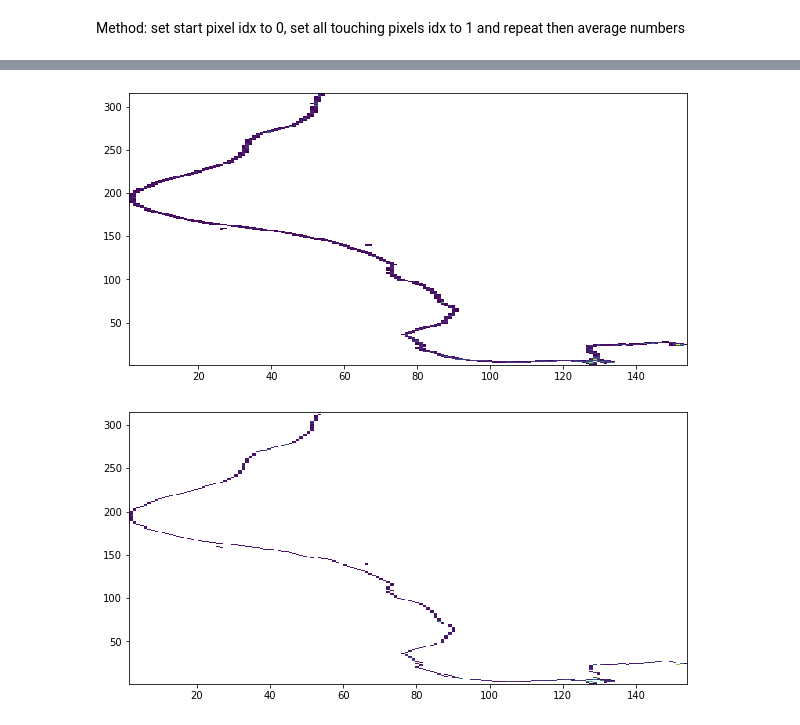
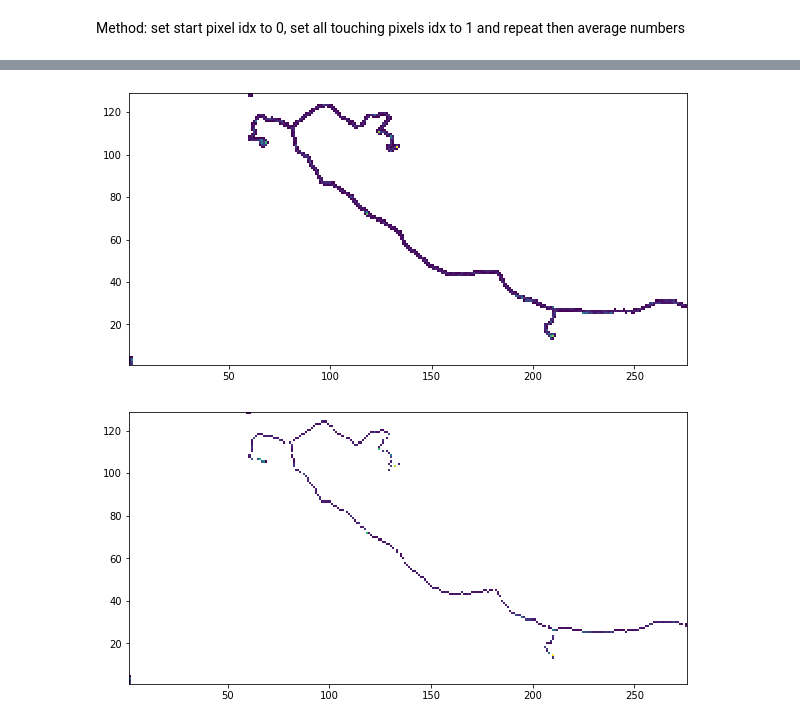
Before and after one commit to harryxni/detector_sim, a Jupyter notebook: analysis/reconstruction.ipynb, the cells around one changed output, grey strips where cells are left out. Cells and saved outputs as stored; diff of their text form; code cells hidden in the pictures.

```diff
--- a/analysis/reconstruction.ipynb
+++ b/analysis/reconstruction.ipynb
@@ -83,10 +138,10 @@ def average_track(track_ids, deps, charge):
 # %%
-event_num = 13 #easy ones: 0,2,6,13,14(!) semieasy: 5,11 bad: 15(?),18(need to investigate this one)
+event_num = 5 #good ones: 0,2,6,13,14 sorta:5,10,11 bad: 15(?),18(need to investigate this one),11,4,1,8,9
 x_pix = tracks_t["x_pix"].array()[event_num]
 y_pix = tracks_t["y_pix"].array()[event_num]
 c_dep = tracks_t["depC_pix"].array()[event_num]
 z_toa = tracks_t["z_toa"].array()[event_num]
 mean_z = tracks_t["mean_z"].array()[event_num]
-z_toa = z_toa - min(z_toa)
+z_toa = z_toa - min(z_toa)+1
 print(np.sum(c_dep))
 # %% [output]
@@ -141,8 +238,8 @@ mean_z
 # %%
 pix, xedges, yedges, image = plt.hist2d(x_pix, y_pix, (max(x_pix), max(y_pix)), cmin=1, weights=c_dep)
 # %% [output]
-[figure, old version]
+[figure, new version]
 # %%
-pix, xedges, yedges, image = plt.hist2d(avg_track[:,0], avg_track[:,1], (max(x_pix), max(y_pix)),cmin=1, weights=avg_track[:,3])
+pix, xedges, yedges, image = plt.hist2d(avg_track[:,0], avg_track[:,1], (max(x_pix), max(y_pix)),cmin=0.1, weights=avg_track[:,3])
 # %% [output]
-[figure, old version]
+[figure, new version]
```
Also changed, not shown: parts of 17 cells of this notebook.
